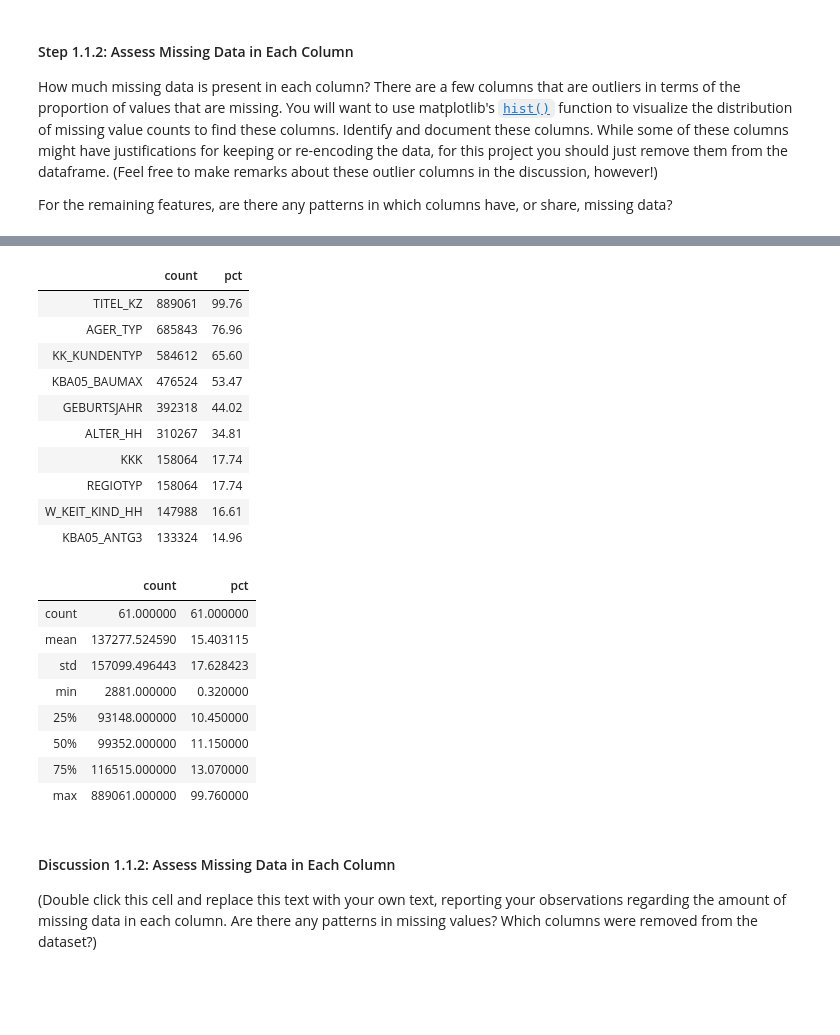
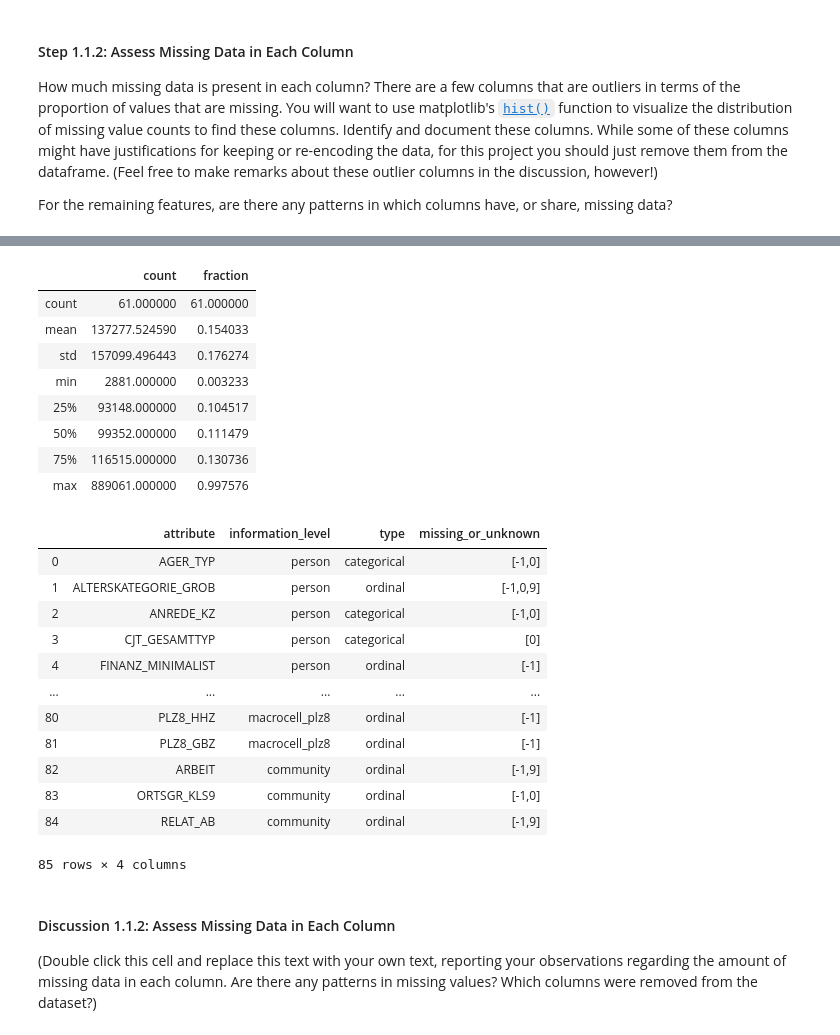
Before and after one commit to vasilkosturski/udacity-ml-intro, a Jupyter notebook: unsupervised-learning/creating-customer-segments/Identify_Customer_Segments.ipynb, the cells around one changed output, grey strips where cells are left out. Cells and saved outputs as stored; diff of their text form; code cells hidden in the pictures; blank space fills up the shorter version.

```diff
--- a/unsupervised-learning/creating-customer-segments/Identify_Customer_Segments.ipynb
+++ b/unsupervised-learning/creating-customer-segments/Identify_Customer_Segments.ipynb
@@ -159,23 +188,15 @@ For the remaining features, are there any patterns in which columns have, or sha
+# %%
+missing_vals.describe()
+# %% [output]
+|  | count | fraction |
+| count | 61.000000 | 61.000000 |
+| mean | 137277.524590 | 0.154033 |
+| std | 157099.496443 | 0.176274 |
+| min | 2881.000000 | 0.003233 |
+| 25% | 93148.000000 | 0.104517 |
+| 50% | 99352.000000 | 0.111479 |
+| 75% | 116515.000000 | 0.130736 |
+| max | 889061.000000 | 0.997576 |
 # %%
 # Perform an assessment of how much missing data there is in each column of the
 # dataset.
-
-null_data = azdias.isnull().sum()[azdias.isnull().sum() != 0]
-
-data_dict = {'count': null_data.values, 'pct': np.round(null_data.values *100/891221,2)}
-
-azdias_null = pd.DataFrame(data=data_dict, index=null_data.index)
-azdias_null.sort_values(by='count', ascending=False, inplace=True)
-display(azdias_null[0:10])
-# %% [output]
-|  | count | pct |
-| TITEL_KZ | 889061 | 99.76 |
-| AGER_TYP | 685843 | 76.96 |
-| KK_KUNDENTYP | 584612 | 65.60 |
-| KBA05_BAUMAX | 476524 | 53.47 |
-| GEBURTSJAHR | 392318 | 44.02 |
-| ALTER_HH | 310267 | 34.81 |
-| KKK | 158064 | 17.74 |
-| REGIOTYP | 158064 | 17.74 |
-| W_KEIT_KIND_HH | 147988 | 16.61 |
-| KBA05_ANTG3 | 133324 | 14.96 |
@@ -185,16 +203,21 @@ display(azdias_null[0:10])
 # %%
 # Investigate patterns in the amount of missing data in each column.
-azdias_null.describe()
-# %% [output]
-|  | count | pct |
-| count | 61.000000 | 61.000000 |
-| mean | 137277.524590 | 15.403115 |
-| std | 157099.496443 | 17.628423 |
-| min | 2881.000000 | 0.320000 |
-| 25% | 93148.000000 | 10.450000 |
-| 50% | 99352.000000 | 11.150000 |
-| 75% | 116515.000000 | 13.070000 |
-| max | 889061.000000 | 99.760000 |
+# %%
+display(feat_info)
+# %% [output]
+|  | attribute | information_level | type | missing_or_unknown |
+| 0 | AGER_TYP | person | categorical | [-1,0] |
+| 1 | ALTERSKATEGORIE_GROB | person | ordinal | [-1,0,9] |
+| 2 | ANREDE_KZ | person | categorical | [-1,0] |
+| 3 | CJT_GESAMTTYP | person | categorical | [0] |
+| 4 | FINANZ_MINIMALIST | person | ordinal | [-1] |
+| ... | ... | ... | ... | ... |
+| 80 | PLZ8_HHZ | macrocell_plz8 | ordinal | [-1] |
+| 81 | PLZ8_GBZ | macrocell_plz8 | ordinal | [-1] |
+| 82 | ARBEIT | community | ordinal | [-1,9] |
+| 83 | ORTSGR_KLS9 | community | ordinal | [-1,0] |
+| 84 | RELAT_AB | community | ordinal | [-1,9] |
+85 rows × 4 columns
 # %%
 # Remove the outlier columns from the dataset. (You'll perform other data
 # engineering tasks such as re-encoding and imputation later.)
```
Also changed, not shown: parts of 35 cells of this notebook.
